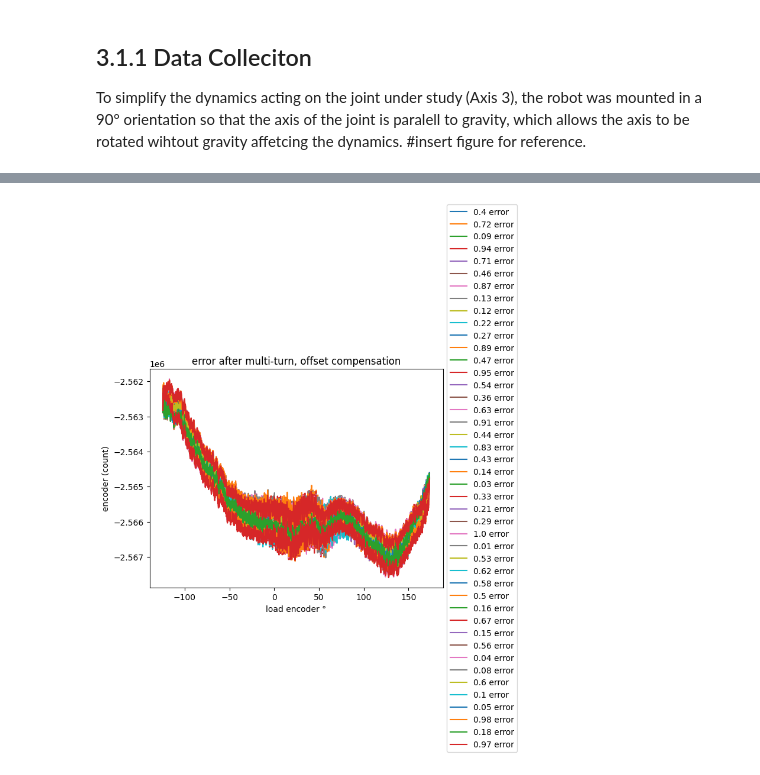
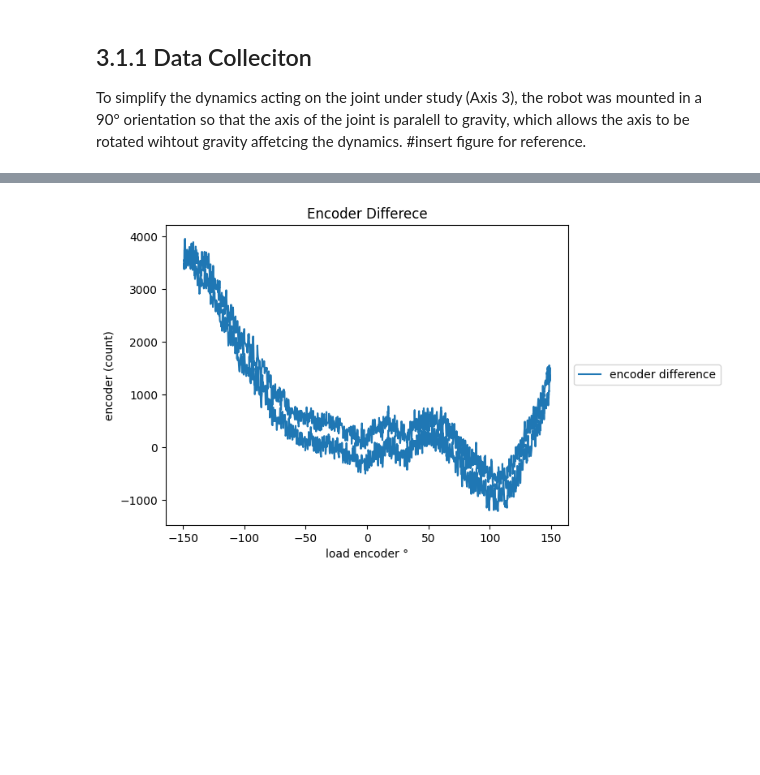
Before and after one commit to allwinlucious/MasterThesis, a Jupyter notebook: 3.1_Analytical_Method.ipynb, the cells around one changed output, grey strips where cells are left out. Saved outputs shown, nothing was run; the diff lists cells and outputs as text; code cells hidden in the pictures; blank space fills up the shorter version.

Commit message:
analytical method code is almost ready, works now, need to add fts comparison maybe ?

```diff
--- a/3.1_Analytical_Method.ipynb
+++ b/3.1_Analytical_Method.ipynb
@@ -25,4 +10,7 @@ Analytical approach of finding the external joint torque focuses on modeling and
 To simplify the dynamics acting on the joint under study (Axis 3), the robot was mounted in a 90° orientation so that the axis of the joint is paralell to gravity, which allows the axis to be rotated wihtout gravity affetcing the dynamics. #insert figure for reference.
 # %%
 #run this cell to download the data
-download_and_extract_zip("analytical_dataset","./utils/config.json")
+from utils.download_utils import download_and_extract_zip
+
+#data = download_and_extract_zip("analytical_dataset")
+data = preprocess()
@@ -142,16 +17,16 @@ plt.plot(data[key].joint_angles_3*radian_to_deg,data[key].encoder_loadinc_3,labe
-# %%
-#offset compensation
-#for key in data:
-    #data[key]= offset_compensation(data[key],offset_m,offset_l)
-for key in data:
-    plt.plot(data[key].encoder_loadinc_3*count_to_deg,data[key].encoder_motorinc_3/gear_ratio - data[key].encoder_loadinc_3,label = key +' error')
-plt.ylabel('encoder (count)')
-plt.xlabel('load encoder °')
-plt.legend(loc='center left', bbox_to_anchor=(1, 0.5))
-plt.title("error after multi-turn, offset compensation")
-plt.show()
-# %% [output]
-[figure, removed]
+# %%
+# Select a random sample from the dictionary
+import random
+
+sample = random.choice(list(data.keys()))
+plt.plot(data[sample].encoder_loadinc_3*count_to_deg,data[sample].encoder_motorinc_3/gear_ratio - data[sample].encoder_loadinc_3,label ='encoder difference')
+plt.ylabel('encoder (count)')
+plt.xlabel('load encoder °')
+plt.legend(loc='center left', bbox_to_anchor=(1, 0.5))
+plt.title("Encoder Differece")
+plt.show()
+# %% [output]
+[figure, added]
 # %%
 #apply low pass filter
 for key in data:
```
Also changed, not shown: parts of 16 cells of this notebook, 8 other files.
